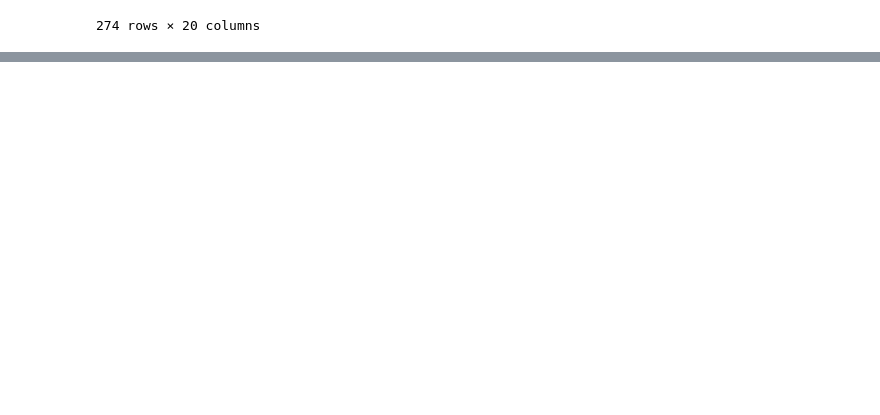
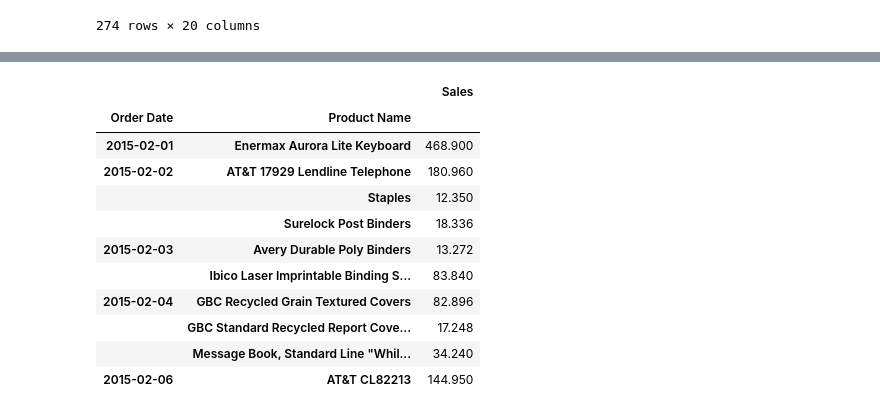
Before and after one commit to SaitoM17/superstore_sales, a Jupyter notebook: notebooks/eda_outliers.ipynb, the cells around one changed output, grey strips where cells are left out. Saved outputs shown, nothing was run; the diff lists cells and outputs as text; code cells hidden in the pictures; blank space fills up the shorter version.

```diff
--- a/notebooks/eda_outliers.ipynb
+++ b/notebooks/eda_outliers.ipynb
@@ -252,0 +281,26 @@ nov_original
+# %%
+# Extraer el mes
+mese_2 = df_2015_original[df_2015_original['Order Month'] == 2]
+mese_2
+
+# Agruparlos por order(Order Month)
+mese_y = pd.pivot_table(
+    data=mese_2,
+    values='Sales',
+    index=['Order Date', 'Product Name']
+)
+
+mese_y.head(10)
+# %% [output]
+|  |  | Sales |
+| Order Date | Product Name |  |
+| 2015-02-01 | Enermax Aurora Lite Keyboard | 468.900 |
+| 2015-02-02 | AT&T 17929 Lendline Telephone | 180.960 |
+|  | Staples | 12.350 |
+|  | Surelock Post Binders | 18.336 |
+| 2015-02-03 | Avery Durable Poly Binders | 13.272 |
+|  | Ibico Laser Imprintable Binding S... | 83.840 |
+| 2015-02-04 | GBC Recycled Grain Textured Covers | 82.896 |
+|  | GBC Standard Recycled Report Cove... | 17.248 |
+|  | Message Book, Standard Line "Whil... | 34.240 |
+| 2015-02-06 | AT&T CL82213 | 144.950 |
```
Also changed, not shown: parts of 4 cells of this notebook.
